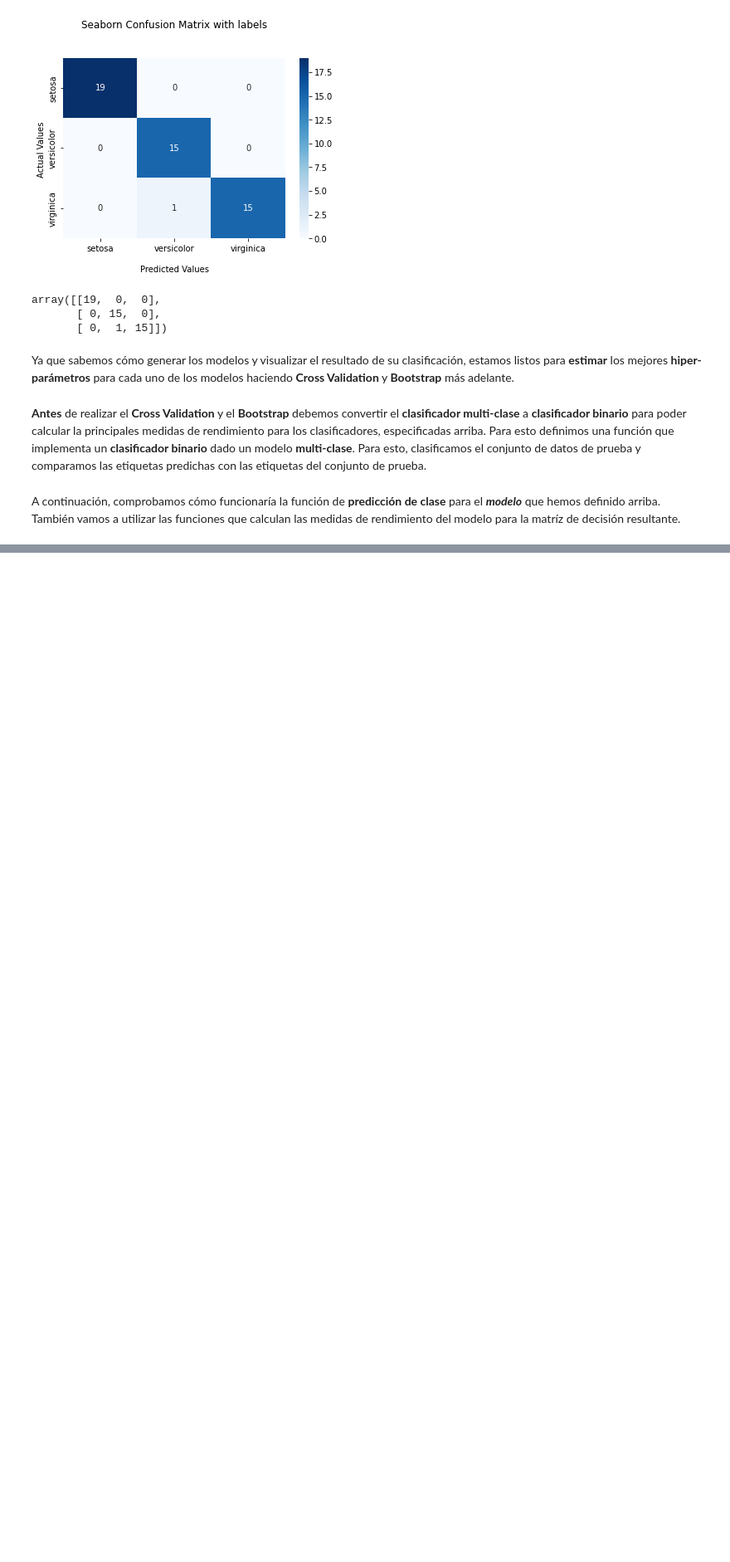
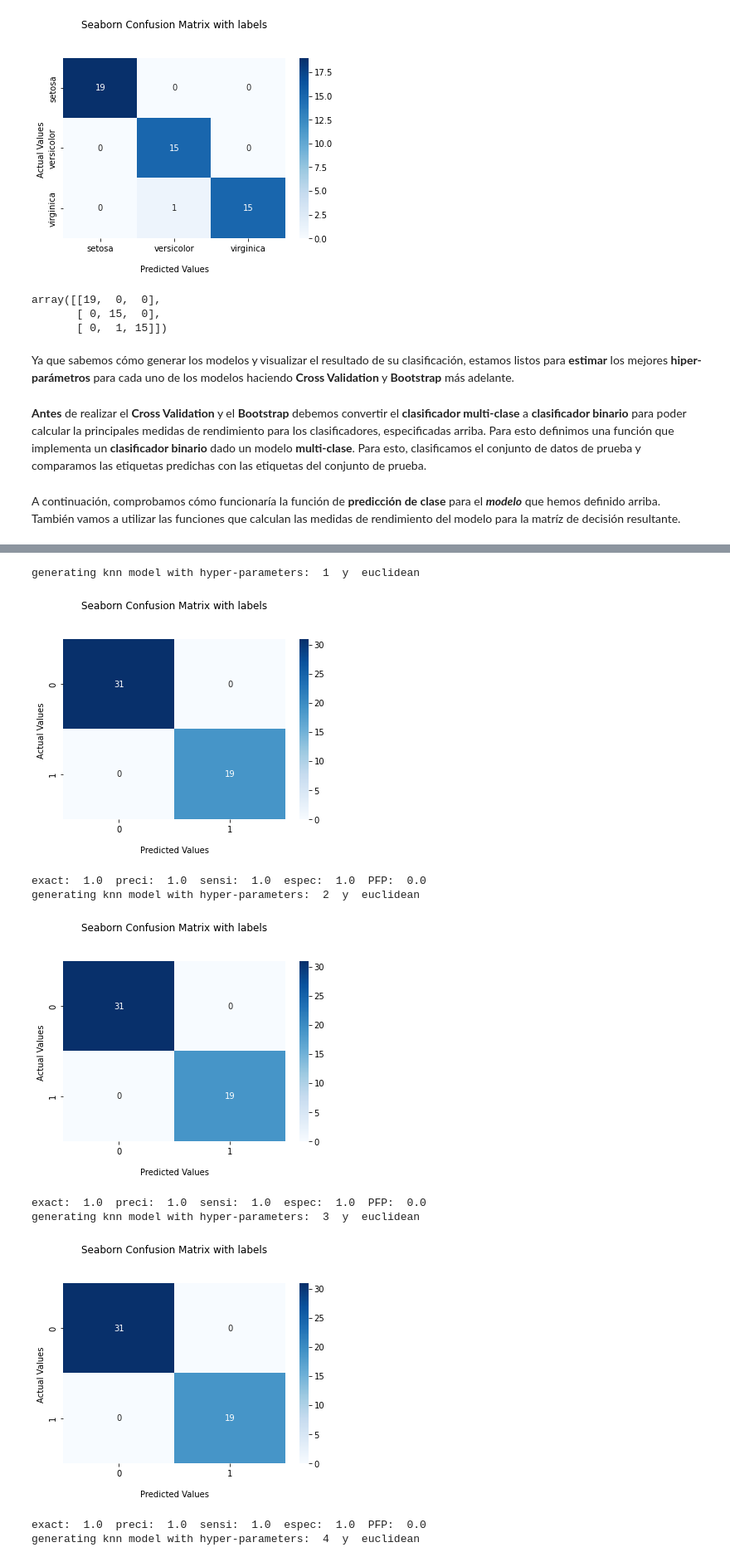
Before and after one commit to estebanhernandezr/Entregas-Semanales, a Jupyter notebook: AndreyEsteban_LizarazoHernandez_ejerciciosCV.ipynb, the cells around one changed output, grey strips where cells are left out. Shown at 83% size. Cells and saved outputs as stored; diff of their text form; code cells hidden in the pictures; blank space fills up the shorter version.

```diff
--- a/AndreyEsteban_LizarazoHernandez_ejerciciosCV.ipynb
+++ b/AndreyEsteban_LizarazoHernandez_ejerciciosCV.ipynb
@@ -209,0 +216,46 @@ Ahora si: a continuación, definimos las funciones para realizar el **Cross Vali
+# %%
+def cross_validate_knn(K, label):
+    for k in range(1, K):
+        model = generate_knn_model(k)
+        matriz_confusion = plotCM_class(model, label)
+        exactitud = calculate_accuracy(matriz_confusion)
+        precision = calculate_precission(matriz_confusion)
+        sensibilidad = calculate_sensibility(matriz_confusion)
+        especificidad = calculate_specificity(matriz_confusion)
+        PFP = calculate_FPP(matriz_confusion)
+        print('exact: ', exactitud, ' preci: ', precision, ' sensi: ', sensibilidad, ' espec: ', especificidad, ' PFP: ', PFP)
+
+def cross_validate_logic_regression(vect, label):
+    for alpha in vect:
+        model = generate_logic_regression_model(alpha)
+        matriz_confusion = plotCM_class(model, label)
+        exactitud = calculate_accuracy(matriz_confusion)
+        precision = calculate_precission(matriz_confusion)
+        sensibilidad = calculate_sensibility(matriz_confusion)
+        especificidad = calculate_specificity(matriz_confusion)
+        PFP = calculate_FPP(matriz_confusion)
+        print('exact: ', exactitud, ' preci: ', precision, ' sensi: ', sensibilidad, ' espec: ', especificidad, ' PFP: ', PFP)
+
+def cross_validate_kmeans(N, label):
+    for n in range(1, N):
+        model = generate_kmeans_model(n)
+        matriz_confusion = plotCM_class(model, label)
+        exactitud = calculate_accuracy(matriz_confusion)
+        precision = calculate_precission(matriz_confusion)
+        sensibilidad = calculate_sensibility(matriz_confusion)
+        especificidad = calculate_specificity(matriz_confusion)
+        PFP = calculate_FPP(matriz_confusion)
+        print('exact: ', exactitud, ' preci: ', precision, ' sensi: ', sensibilidad, ' espec: ', especificidad, ' PFP: ', PFP)
+# %%
+cross_validate_knn(10, 0)
+# %% [output]
+generating knn model with hyper-parameters:  1  y  euclidean
+[figure, added]
+exact:  1.0  preci:  1.0  sensi:  1.0  espec:  1.0  PFP:  0.0
+generating knn model with hyper-parameters:  2  y  euclidean
+[figure, added]
+exact:  1.0  preci:  1.0  sensi:  1.0  espec:  1.0  PFP:  0.0
+generating knn model with hyper-parameters:  3  y  euclidean
+[figure, added]
+exact:  1.0  preci:  1.0  sensi:  1.0  espec:  1.0  PFP:  0.0
+generating knn model with hyper-parameters:  4  y  euclidean
```
Also changed, not shown: parts of 6 cells of this notebook.
